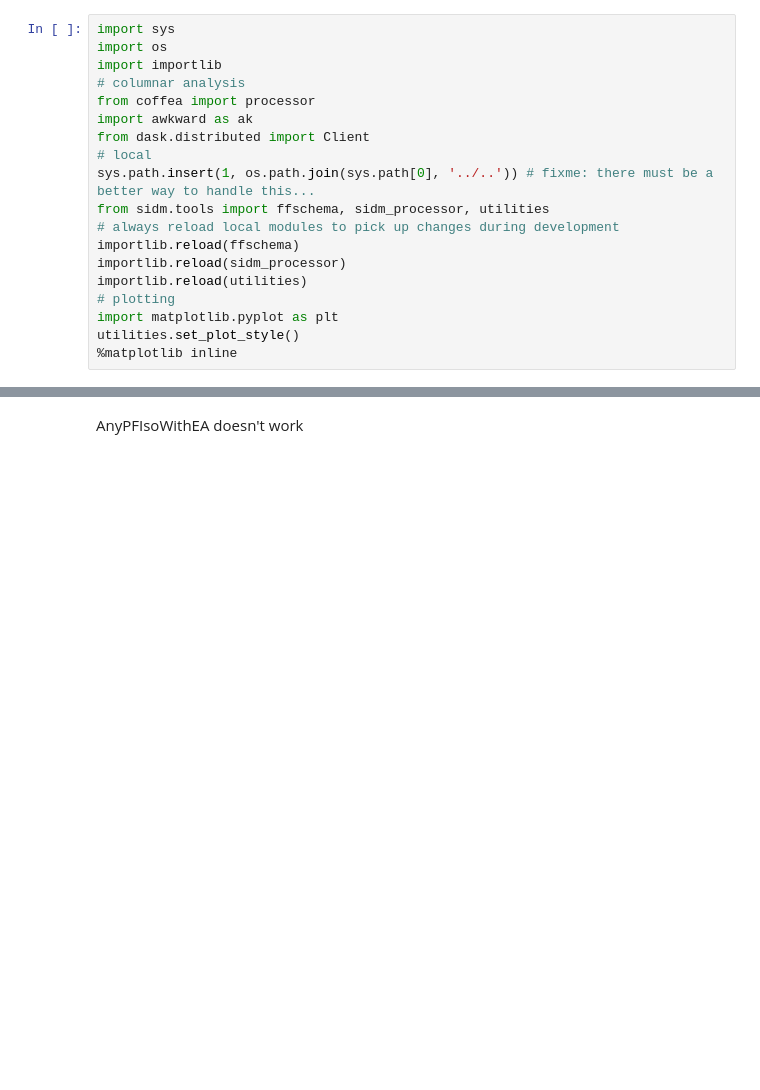
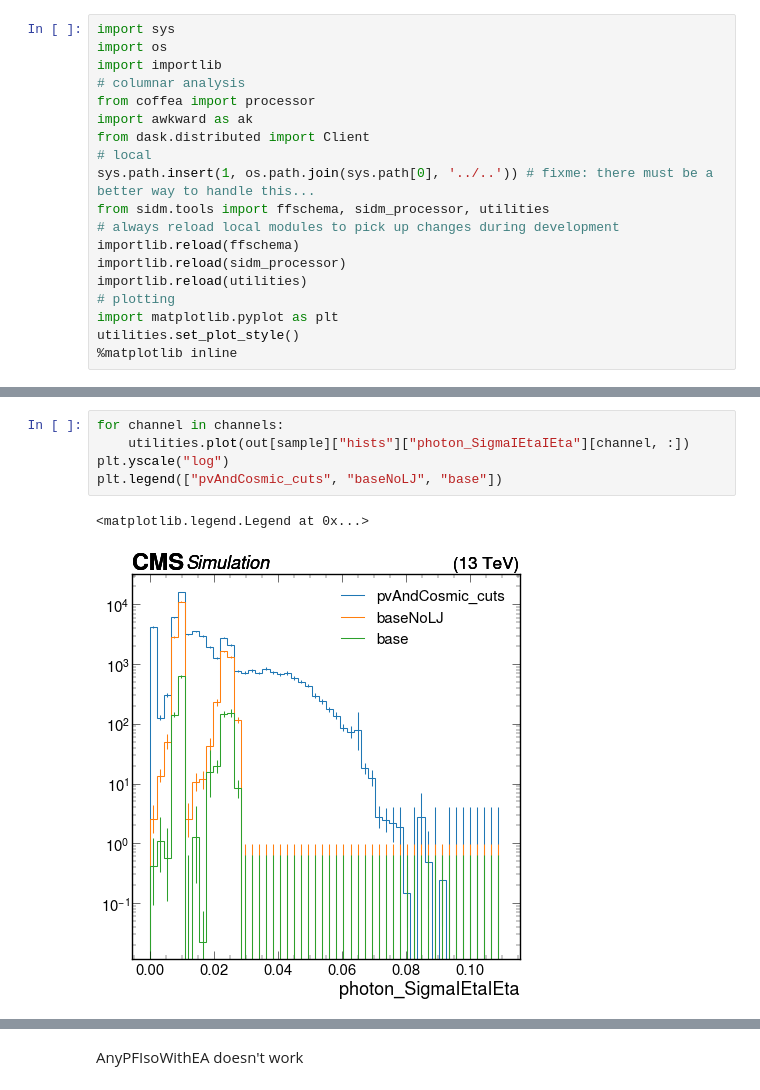
Before and after one commit to TJDeel/SIDM, a Jupyter notebook: sidm/studies/PhotonStudies.ipynb, the cells around one changed output, grey strips where cells are left out. Cells and saved outputs as stored; diff of their text form; blank space fills up the shorter version.

```diff
--- a/sidm/studies/PhotonStudies.ipynb
+++ b/sidm/studies/PhotonStudies.ipynb
@@ -64,0 +94,8 @@ utilities.plot(out["2Mu2E_100GeV_1p2GeV_9p6mm"]["hists"]["photon_SigmaIEtaIEta"]
+# %%
+for channel in channels:
+    utilities.plot(out[sample]["hists"]["photon_SigmaIEtaIEta"][channel, :])
+plt.yscale("log")
+plt.legend(["pvAndCosmic_cuts", "baseNoLJ", "base"])
+# %% [output]
+<matplotlib.legend.Legend at 0x...>
+[figure, added]
```
Also changed, not shown: parts of 9 cells of this notebook, 3 other files.
